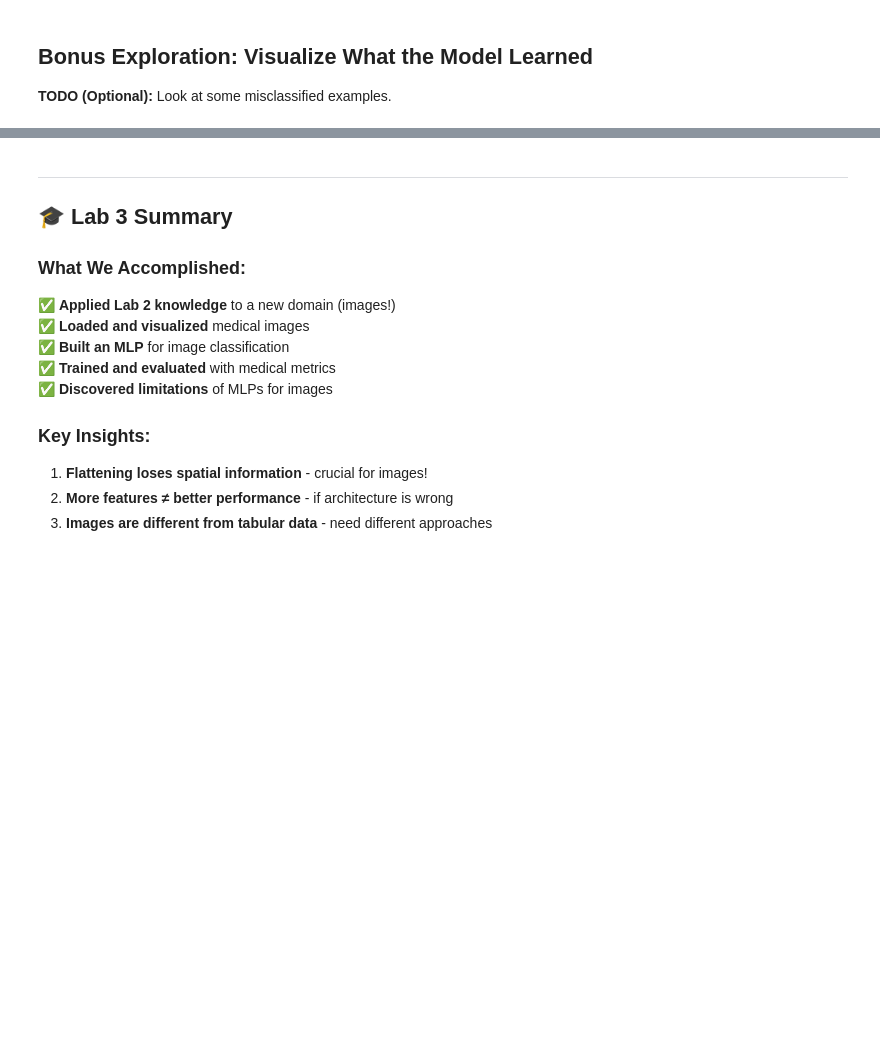
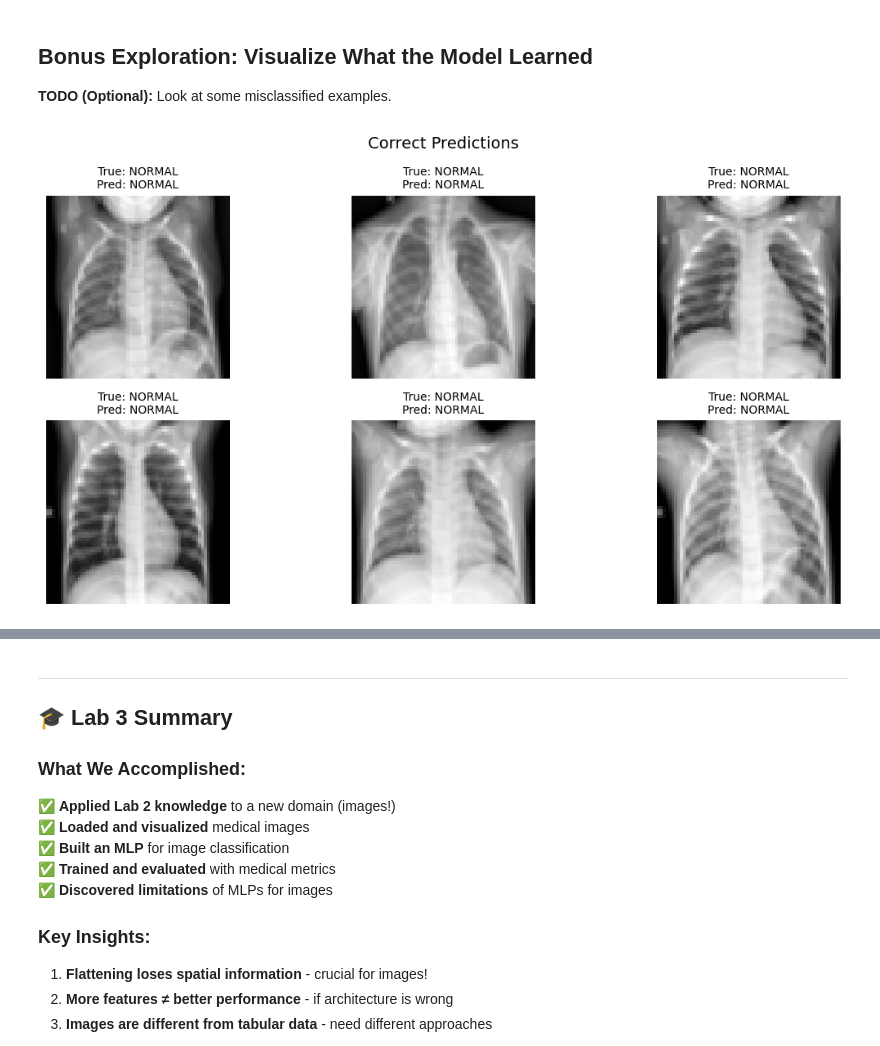
Before and after one commit to rodme02/AIMed, a Jupyter notebook: week2/notebooks/Week2_Class3_Medical_Image_Classification.ipynb, the cells around one changed output, grey strips where cells are left out. Cells and saved outputs as stored; diff of their text form; code cells hidden in the pictures; blank space fills up the shorter version.

```diff
--- a/week2/notebooks/Week2_Class3_Medical_Image_Classification.ipynb
+++ b/week2/notebooks/Week2_Class3_Medical_Image_Classification.ipynb
@@ -731,0 +858,80 @@ _[Write your thoughts on what would make a better image classifier]_
+# %%
+# Optional: Show examples of correct and incorrect predictions
+# This helps understand where the model struggles
+
+# TODO: Get predictions and find misclassified images
+# Show side-by-side: correct predictions vs wrong predictions
+
+num_examples = 6  # per category (correct / incorrect)
+correct_examples = []
+incorrect_examples = []
+
+if model and test_loader:
+    model.eval()
+    with torch.no_grad():
+        for images, labels in test_loader:
+            images = images.to(device)
+            labels = labels.to(device)
+
+            outputs = model(images)
+            preds = torch.argmax(outputs, dim=1)
+
+            for img, pred, lab in zip(images, preds, labels):
+                cpu_img = img.cpu()
+                pred_i = int(pred.cpu().item())
+                lab_i = int(lab.cpu().item())
+
+                if pred_i == lab_i and len(correct_examples) < num_examples:
+                    correct_examples.append((cpu_img, lab_i, pred_i))
+                elif pred_i != lab_i and len(incorrect_examples) < num_examples:
+                    incorrect_examples.append((cpu_img, lab_i, pred_i))
+
+            # stop early if we have enough examples
+            if len(correct_examples) >= num_examples and len(incorrect_examples) >= num_examples:
+                break
+
+    def denormalize(img_tensor):
+        # img_tensor shape: (1, H, W), normalized with mean=0.5 std=0.5
+        img = img_tensor * 0.5 + 0.5
+        img = img.squeeze().numpy()
+        return img
+
+    # Plot correct examples
+    if len(correct_examples) > 0:
+        cols = min(3, len(correct_examples))
+        rows = (len(correct_examples) + cols - 1) // cols
+        fig, axes = plt.subplots(rows, cols, figsize=(4*cols, 3*rows))
+        axes = np.array(axes).reshape(-1)
+        for ax in axes[len(correct_examples):]:
+            ax.axis('off')
+        for i, (img, lab, pred) in enumerate(correct_examples):
+            axes[i].imshow(denormalize(img), cmap='gray')
+            axes[i].set_title(f"True: {'PNEUMONIA' if lab==1 else 'NORMAL'}\nPred: {'PNEUMONIA' if pred==1 else 'NORMAL'}", fontsize=10)
+            axes[i].axis('off')
+        plt.suptitle("Correct Predictions", fontsize=14)
+        plt.tight_layout()
+        plt.show()
+    else:
+        print("No correct examples collected.")
+
+    # Plot incorrect examples
+    if len(incorrect_examples) > 0:
+        cols = min(3, len(incorrect_examples))
+        rows = (len(incorrect_examples) + cols - 1) // cols
+        fig, axes = plt.subplots(rows, cols, figsize=(4*cols, 3*rows))
+        axes = np.array(axes).reshape(-1)
+        for ax in axes[len(incorrect_examples):]:
+            ax.axis('off')
+        for i, (img, lab, pred) in enumerate(incorrect_examples):
+            axes[i].imshow(denormalize(img), cmap='gray')
+            axes[i].set_title(f"True: {'PNEUMONIA' if lab==1 else 'NORMAL'}\nPred: {'PNEUMONIA' if pred==1 else 'NORMAL'}", fontsize=10)
+            axes[i].axis('off')
+        plt.suptitle("Incorrect Predictions", fontsize=14)
+        plt.tight_layout()
+        plt.show()
+    else:
+        print("No incorrect examples collected.")
+else:
+    print("Model or test_loader not available. Skipping example display.")
+# %% [output]
+[figure, added]
```
Also changed, not shown: parts of 22 cells of this notebook.
